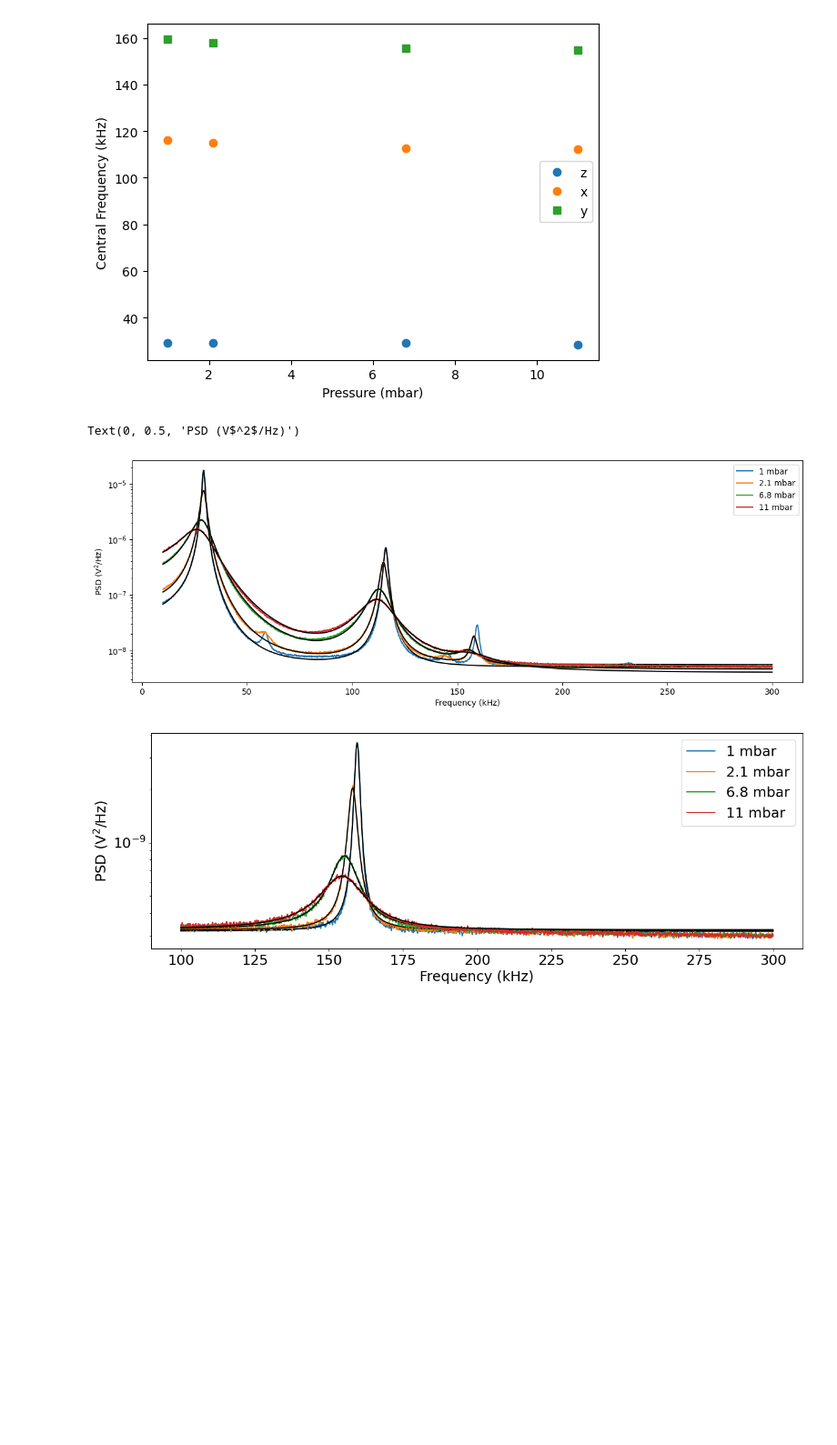
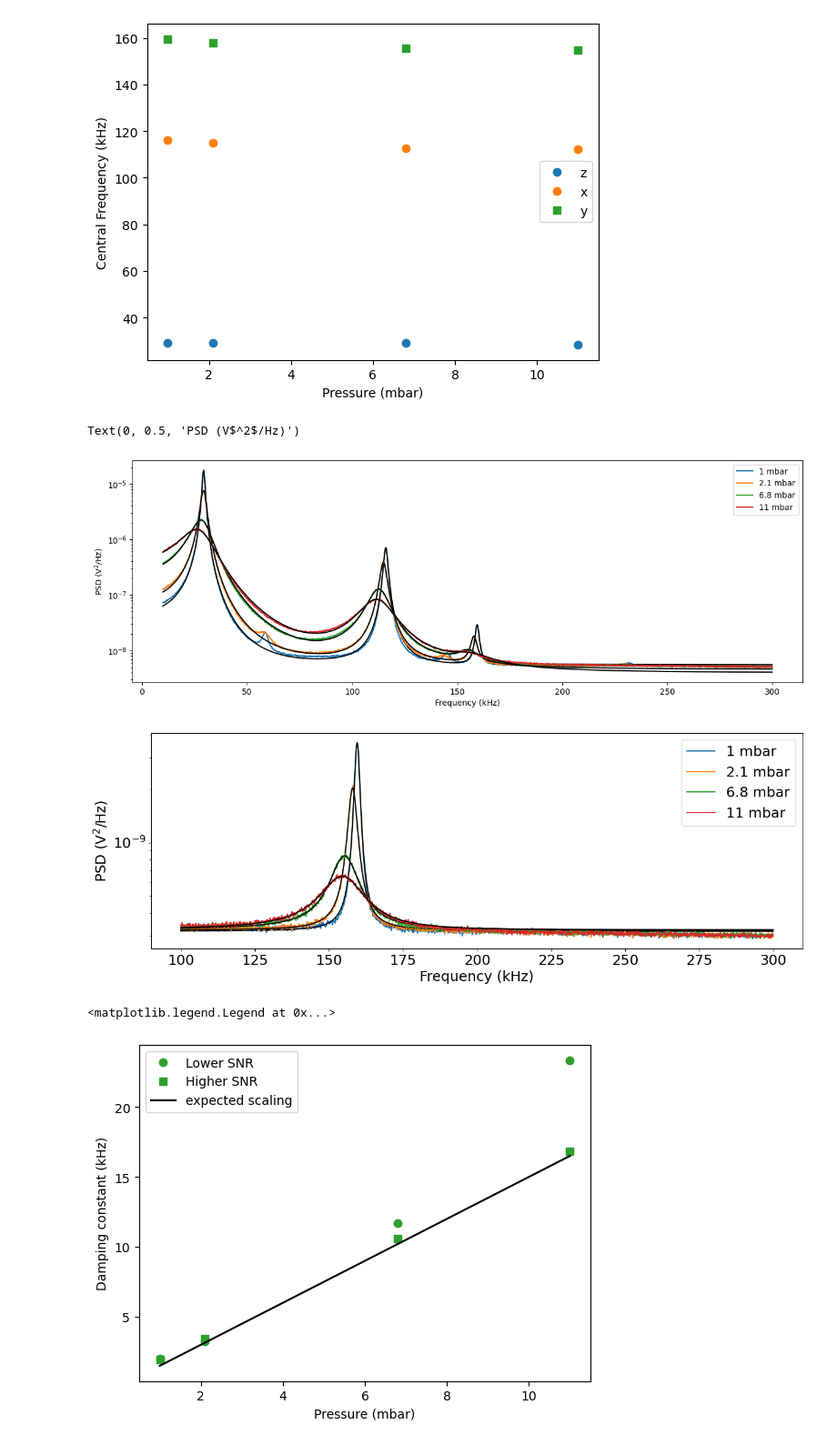
Before and after one commit to tompenny/SIMPLE_MASTQG_diamond, a Jupyter notebook: Particle properties vs pressure.ipynb, the cells around one changed output. Shown at 91% size. Saved outputs shown, nothing was run; the diff lists cells and outputs as text; code cells hidden in the pictures; blank space fills up the shorter version.

Commit message:
Looked at SNR of damping fits

```diff
--- a/Particle properties vs pressure.ipynb
+++ b/Particle properties vs pressure.ipynb
@@ -388,8 +403,8 @@ for file in files:
 
     lb = int(10000*nps_frac)
     ub = int(300000*nps_frac)
-    fit, cov = opt.curve_fit(au.triple_Linewidth2, PSD[0][lb:ub], PSD[1][lb:ub], p0 = [10**11, 25000, 10000,  10*10**(10), 120000, 10000, 2*10**(10), 150000, 10000, 7.0*10**(-9)])
-    fitted = au.triple_Linewidth2(PSD_freq, *fit)
+    fit, cov = opt.curve_fit(au.triple_Linewidth2, PSD[0][lb:ub], PSD[1][lb:ub], p0 = [10**11, 25000, 10000,  10*10**(10), 120000, 10000, 2*10**(10), 160000, 10000, 7.0*10**(-9)])
+    fitted = au.triple_Linewidth2(PSD[0], *fit)
 
     fit_l.append(fit)
     fitted_l.append(fitted)
@@ -453,5 +468,16 @@ plt.xlabel('Frequency (kHz)', fontsize = 18)
 plt.ylabel('PSD (V$^2$/Hz)', fontsize = 18)
 # %% [output]
 Text(0, 0.5, 'PSD (V$^2$/Hz)')
-[figure, old version]
+[figure, new version]
 [figure]
+# %%
+pressure = [1, 2.1, 6.8, 11]
+plt.plot(pressure, abs(np.transpose(fit_l)[8])/1000, 'tab:green', marker = 'o', linestyle = 'None', label = 'Lower SNR')
+plt.plot(pressure, abs(np.transpose(fit_l2)[2])/1000, 'tab:green', marker = 's', linestyle = "none", label = 'Higher SNR')
+plt.plot([1, 11], [1.5, 1.5*11], 'k', label = 'expected scaling')
+plt.ylabel('Damping constant (kHz)')
+plt.xlabel('Pressure (mbar)')
+plt.legend()
+# %% [output]
+<matplotlib.legend.Legend at 0x...>
+[figure, added]
```
Also changed, not shown: parts of 14 cells of this notebook.
